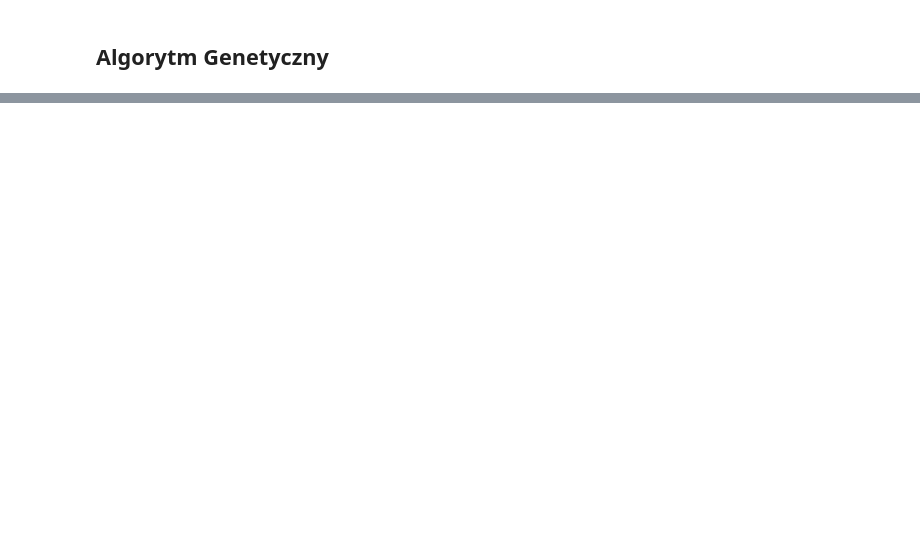
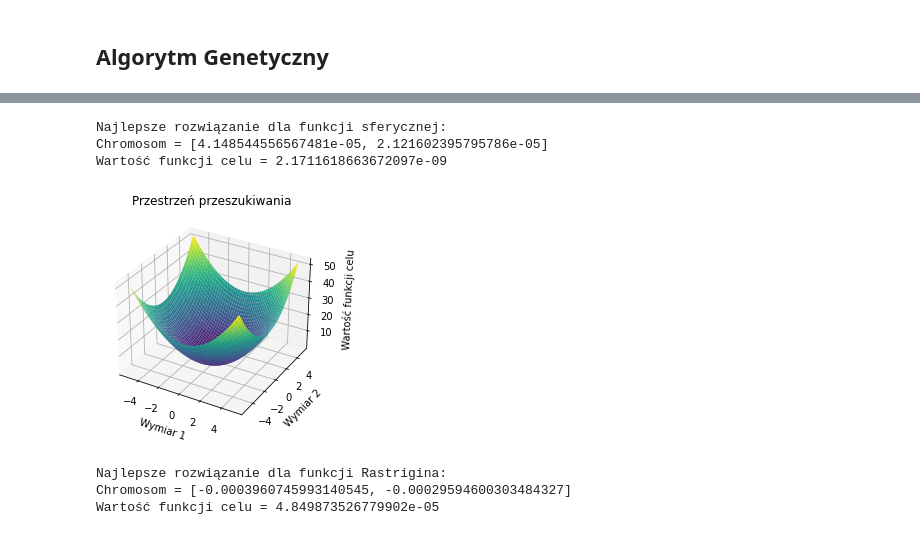
Before and after one commit to MaciejSzerwinski/Genetic_Algorithm_AI, a Jupyter notebook: Genetic_Algorithm.ipynb, the cells around one changed output, grey strips where cells are left out. Saved outputs shown, nothing was run; the diff lists cells and outputs as text; code cells hidden in the pictures; blank space fills up the shorter version.

```diff
--- a/Genetic_Algorithm.ipynb
+++ b/Genetic_Algorithm.ipynb
@@ -256,0 +219,21 @@ plot_operator_counts(operator_counts_sphere, operator_counts_rastrigin)
+# %%
+print("Najlepsze rozwiązanie dla funkcji sferycznej:")
+print(f"Chromosom = {best_solution_sphere.chromosome}")
+print(f"Wartość funkcji celu = {best_solution_sphere.fitness}")
+# %% [output]
+Najlepsze rozwiązanie dla funkcji sferycznej:
+Chromosom = [4.148544556567481e-05, 2.121602395795786e-05]
+Wartość funkcji celu = 2.1711618663672097e-09
+# %%
+# Wykres 3D przestrzeni przeszukiwania dla funkcji sferycznej
+plot_3d_fitness_landscape(sphere, min_value, max_value)
+# %% [output]
+[figure, added]
+# %%
+print("Najlepsze rozwiązanie dla funkcji Rastrigina:")
+print(f"Chromosom = {best_solution_rastrigin.chromosome}")
+print(f"Wartość funkcji celu = {best_solution_rastrigin.fitness}")
+# %% [output]
+Najlepsze rozwiązanie dla funkcji Rastrigina:
+Chromosom = [-0.0003960745993140545, -0.00029594600303484327]
+Wartość funkcji celu = 4.849873526779902e-05
```
Also changed, not shown: parts of 20 cells of this notebook.
